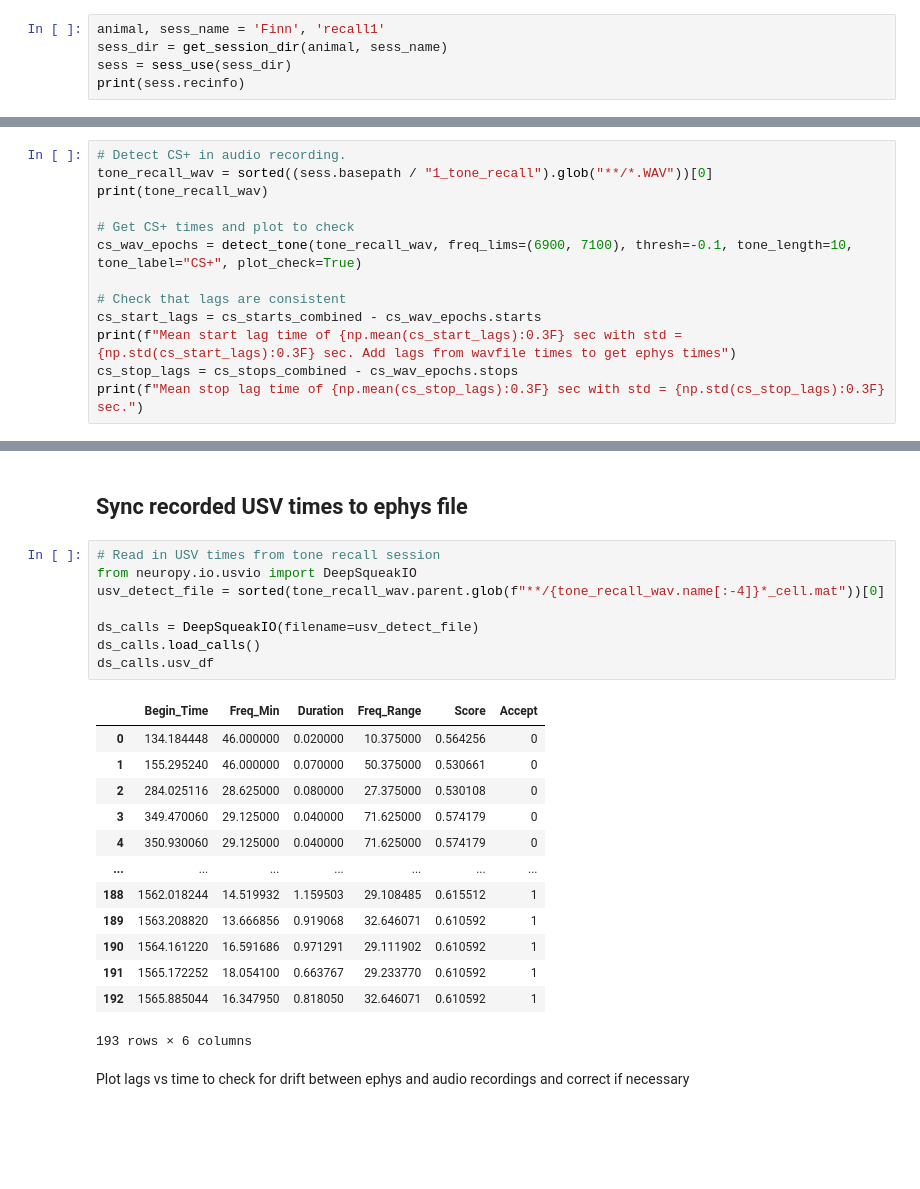
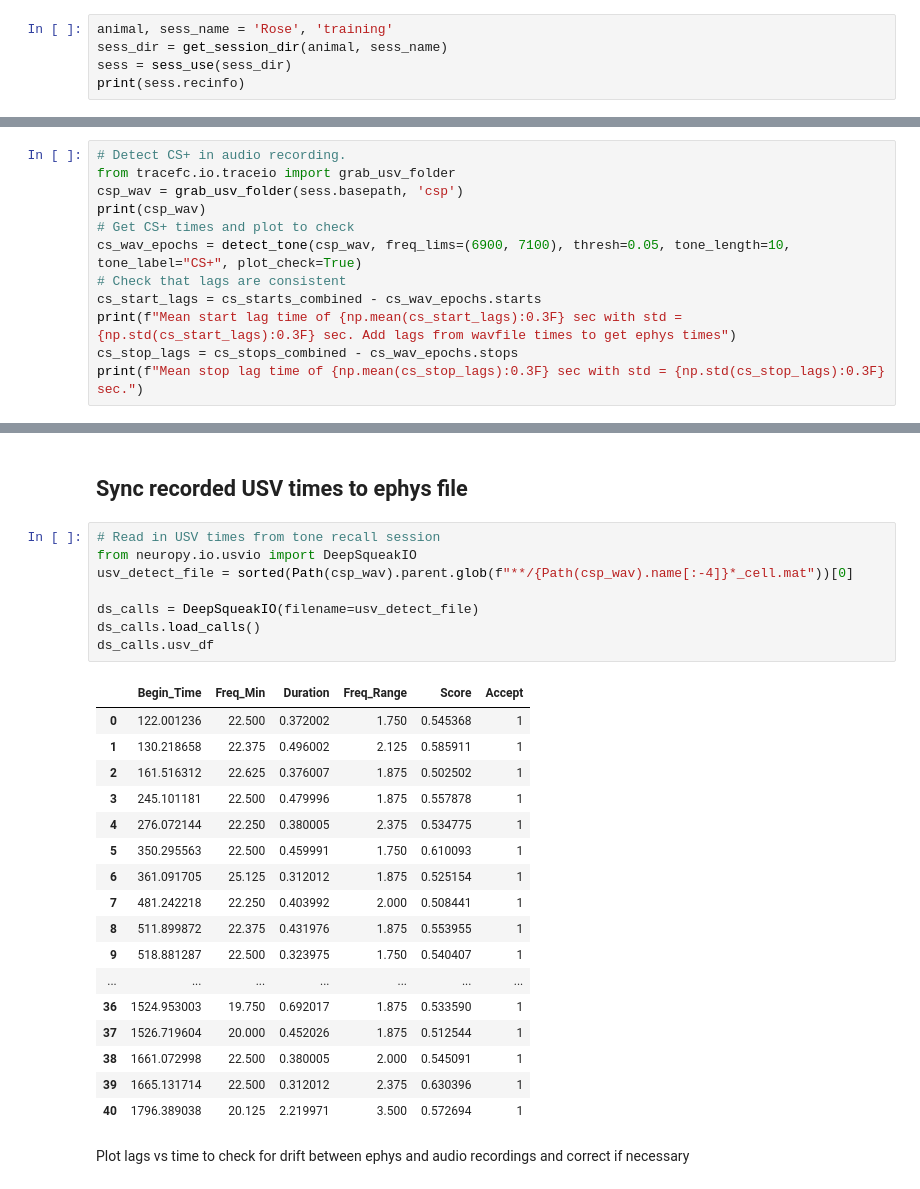
Before and after one commit to nkinsky/TraceFC, a Jupyter notebook: Notebooks/Sync_USV_and_Ephys.ipynb, the cells around one changed output, grey strips where cells are left out. Cells and saved outputs as stored; diff of their text form; blank space fills up the shorter version.

```diff
--- a/Notebooks/Sync_USV_and_Ephys.ipynb
+++ b/Notebooks/Sync_USV_and_Ephys.ipynb
@@ -73,5 +49,5 @@ def sess_use(basepath=os.getcwd()):
 # %%
-animal, sess_name = 'Finn', 'recall1'
+animal, sess_name = 'Rose', 'training'
 sess_dir = get_session_dir(animal, sess_name)
 sess = sess_use(sess_dir)
 print(sess.recinfo)
@@ -331,11 +322,10 @@ Snippet:
 # %%
 # Detect CS+ in audio recording.
-tone_recall_wav = sorted((sess.basepath / "1_tone_recall").glob("**/*.WAV"))[0]
-print(tone_recall_wav)
-
+from tracefc.io.traceio import grab_usv_folder
+csp_wav = grab_usv_folder(sess.basepath, 'csp')
+print(csp_wav)
 # Get CS+ times and plot to check
-cs_wav_epochs = detect_tone(tone_recall_wav, freq_lims=(6900, 7100), thresh=-0.1, tone_length=10, tone_label="CS+", plot_check=True)
-
+cs_wav_epochs = detect_tone(csp_wav, freq_lims=(6900, 7100), thresh=0.05, tone_length=10, tone_label="CS+", plot_check=True)
 # Check that lags are consistent
 cs_start_lags = cs_starts_combined - cs_wav_epochs.starts
 print(f"Mean start lag time of {np.mean(cs_start_lags):0.3F} sec with std = {np.std(cs_start_lags):0.3F} sec. Add lags from wavfile times to get ephys times")
@@ -382,25 +371,29 @@ start_wav_epochs = detect_tone(ctx_recall_wav, freq_lims=(450, 550), thresh=10,
 # %%
 # Read in USV times from tone recall session
 from neuropy.io.usvio import DeepSqueakIO
-usv_detect_file = sorted(tone_recall_wav.parent.glob(f"**/{tone_recall_wav.name[:-4]}*_cell.mat"))[0]
+usv_detect_file = sorted(Path(csp_wav).parent.glob(f"**/{Path(csp_wav).name[:-4]}*_cell.mat"))[0]
 
 ds_calls = DeepSqueakIO(filename=usv_detect_file)
 ds_calls.load_calls()
 ds_calls.usv_df
 # %% [output]
 |  | Begin_Time | Freq_Min | Duration | Freq_Range | Score | Accept |
-| 0 | 134.184448 | 46.000000 | 0.020000 | 10.375000 | 0.564256 | 0 |
-| 1 | 155.295240 | 46.000000 | 0.070000 | 50.375000 | 0.530661 | 0 |
-| 2 | 284.025116 | 28.625000 | 0.080000 | 27.375000 | 0.530108 | 0 |
-| 3 | 349.470060 | 29.125000 | 0.040000 | 71.625000 | 0.574179 | 0 |
-| 4 | 350.930060 | 29.125000 | 0.040000 | 71.625000 | 0.574179 | 0 |
+| 0 | 122.001236 | 22.500 | 0.372002 | 1.750 | 0.545368 | 1 |
+| 1 | 130.218658 | 22.375 | 0.496002 | 2.125 | 0.585911 | 1 |
+| 2 | 161.516312 | 22.625 | 0.376007 | 1.875 | 0.502502 | 1 |
+| 3 | 245.101181 | 22.500 | 0.479996 | 1.875 | 0.557878 | 1 |
+| 4 | 276.072144 | 22.250 | 0.380005 | 2.375 | 0.534775 | 1 |
+| 5 | 350.295563 | 22.500 | 0.459991 | 1.750 | 0.610093 | 1 |
+| 6 | 361.091705 | 25.125 | 0.312012 | 1.875 | 0.525154 | 1 |
+| 7 | 481.242218 | 22.250 | 0.403992 | 2.000 | 0.508441 | 1 |
+| 8 | 511.899872 | 22.375 | 0.431976 | 1.875 | 0.553955 | 1 |
+| 9 | 518.881287 | 22.500 | 0.323975 | 1.750 | 0.540407 | 1 |
 | ... | ... | ... | ... | ... | ... | ... |
-| 188 | 1562.018244 | 14.519932 | 1.159503 | 29.108485 | 0.615512 | 1 |
-| 189 | 1563.208820 | 13.666856 | 0.919068 | 32.646071 | 0.610592 | 1 |
-| 190 | 1564.161220 | 16.591686 | 0.971291 | 29.111902 | 0.610592 | 1 |
-| 191 | 1565.172252 | 18.054100 | 0.663767 | 29.233770 | 0.610592 | 1 |
-| 192 | 1565.885044 | 16.347950 | 0.818050 | 32.646071 | 0.610592 | 1 |
+| 36 | 1524.953003 | 19.750 | 0.692017 | 1.875 | 0.533590 | 1 |
+| 37 | 1526.719604 | 20.000 | 0.452026 | 1.875 | 0.512544 | 1 |
+| 38 | 1661.072998 | 22.500 | 0.380005 | 2.000 | 0.545091 | 1 |
+| 39 | 1665.131714 | 22.500 | 0.312012 | 2.375 | 0.630396 | 1 |
+| 40 | 1796.389038 | 20.125 | 2.219971 | 3.500 | 0.572694 | 1 |
-193 rows × 6 columns
 # %% [markdown]
 Plot lags vs time to check for drift between ephys and audio recordings and correct if necessary
 # %%
```
Also changed, not shown: parts of 33 cells of this notebook.
